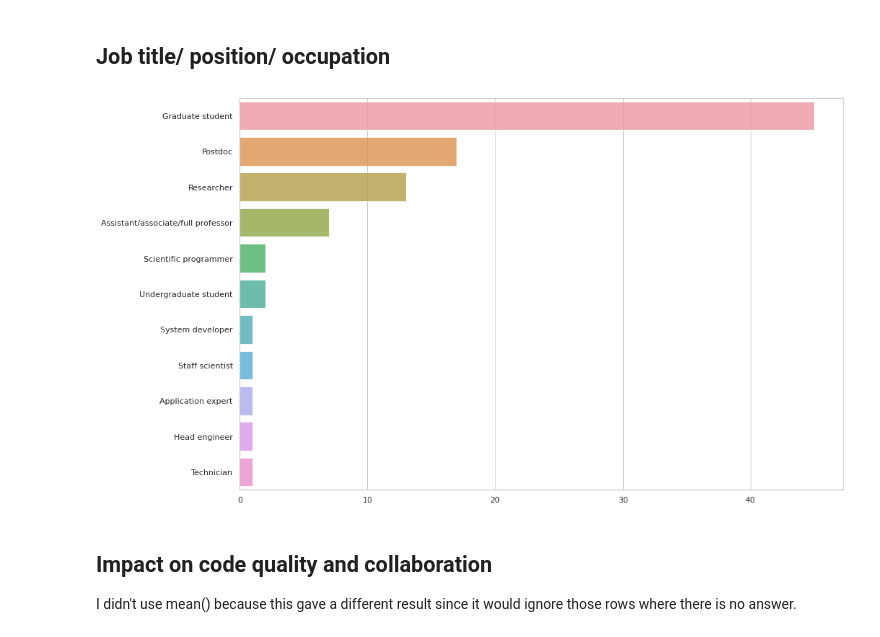
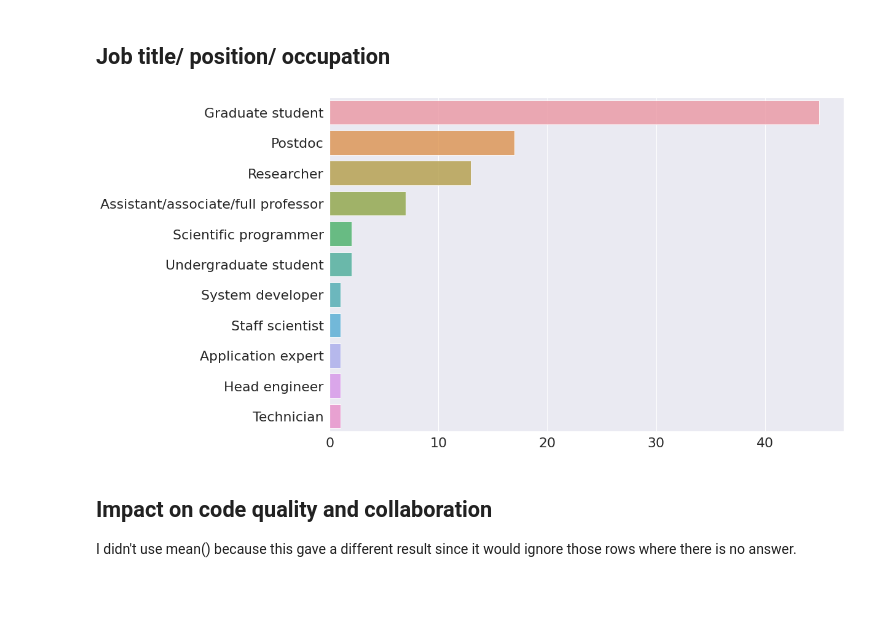
Before and after one commit to coderefinery/post-workshop-survey, a Jupyter notebook: survey_analysis.ipynb, the cells around one changed output. Drawn from its saved outputs; the diff is of its cells as text; code cells hidden in the pictures; blank space fills up the shorter version.

Commit message:
increase font size in figures

```diff
--- a/survey_analysis.ipynb
+++ b/survey_analysis.ipynb
@@ -134,15 +134,15 @@ positions = df["What is your current position?"]
 unique_positions = positions.unique()
 counts = positions.value_counts()
 # %%
-sns.set_theme(style="whitegrid")
+sns.set(font_scale=2)
 
 f, ax = plt.subplots(figsize=(15, 10))
 
 sns.barplot(y=counts.index.str.capitalize(), x=counts.values, alpha=0.8)
 
 f.savefig("figures/position.png")
 # %% [output]
-[figure, old version]
+[figure, new version]
 # %% [markdown]
 ## Impact on code quality and collaboration
 
```
Also changed, not shown: parts of 2 cells of this notebook, 2 other files.
